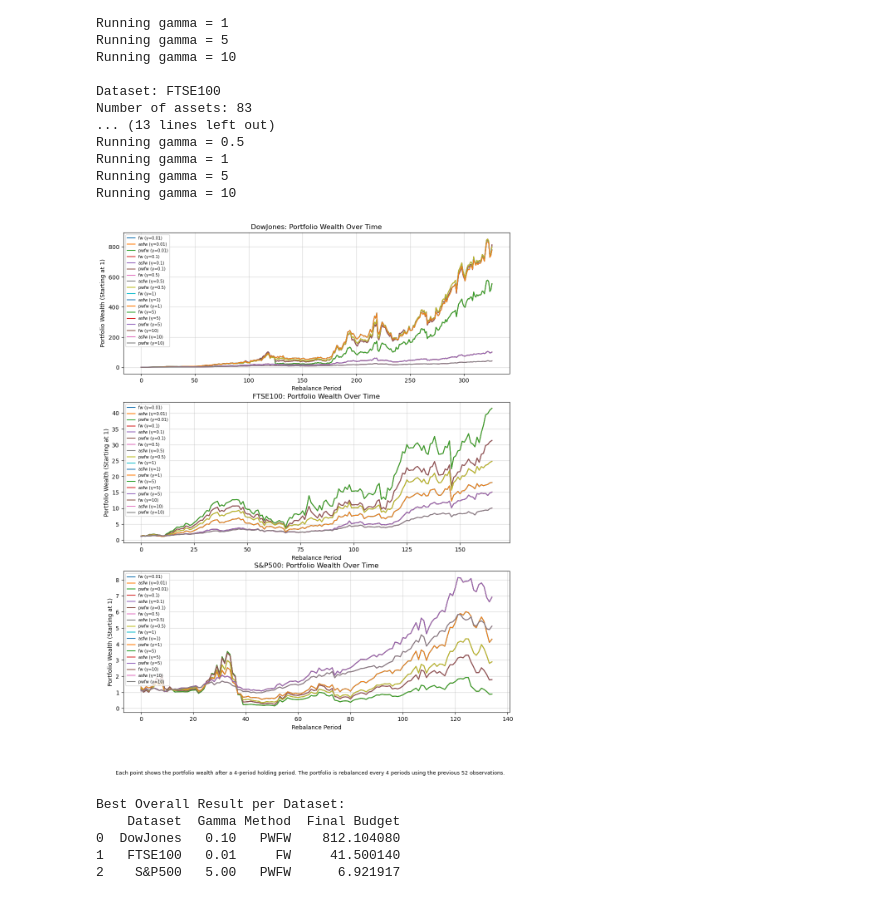
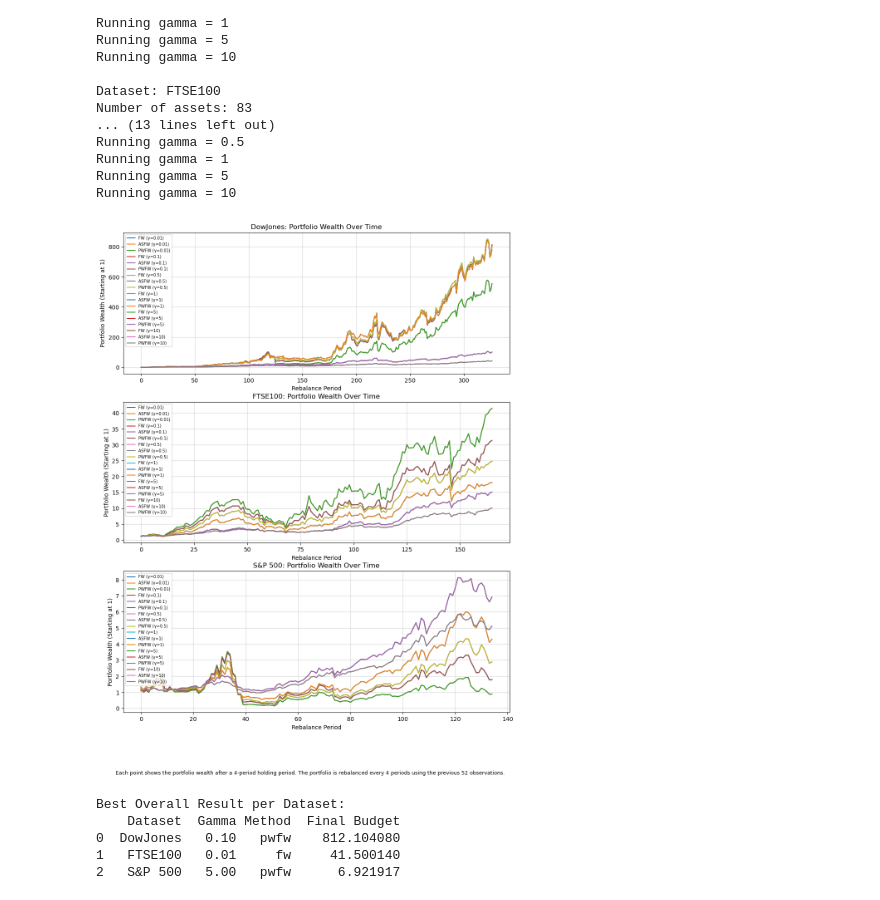
Before and after one commit to therealgardens/Optimization_for_Data_Science-Portfolio_optimization_using_FW_method, a Jupyter notebook: Main_file.ipynb, the cells around one changed output. Saved outputs shown, nothing was run; the diff lists cells and outputs as text; code cells hidden in the pictures.

```diff
--- a/Main_file.ipynb
+++ b/Main_file.ipynb
@@ -310,11 +397,11 @@ for idx, (name, results) in enumerate(all_results.items()):
 
     for i, (variant, result) in enumerate(results.items()):
 
-        history = result["history"]
+        history = result["hist"]
 
         ax.semilogy(
-            history["Iteration"],
-            history["Duality Gap"],
+            history["iter"],
+            history["gap"],
             label=f"{variant} ({result['time']:.3f}s)",
             linewidth=2,
             color=colours[i],
@@ -418,18 +505,13 @@ DowJones FW-Diminishing              4 0.013991         447        -0.004183 8.8
 # %% [markdown]
 ## FW-LMO vs PGD-PROJECTION
 # %%
-import time
-
 operation_times = []
-
 for name, path in dataset_paths.items():
-
     data = pd.read_excel(
         path,
         sheet_name="Assets_Returns",
         header=None
     )
-
     r_bar = data.mean().values
     Sigma = data.cov().values
 
@@ -440,18 +522,16 @@ for name, path in dataset_paths.items():
     )
 
     x = np.ones(model.n) / model.n
-    grad = model.gradient(x)
+    grad = model.grad(x)
     y = x - 0.1 * grad
     repetitions = 10000
 
-    # LMO
     start = time.time()
     for _ in range(repetitions):
         s_idx = np.argmin(grad)
     lmo_time = (time.time() - start) / repetitions
 
 
-    # Projection
     start = time.time()
     for _ in range(repetitions):
         projected = model.project_simplex(y)
@@ -491,11 +571,11 @@ for name, path in dataset_paths.items():
     model = PortfolioOptimisation_Whole_Dataset(Sigma=Sigma, r_bar=r_bar, gamma=1
     )
 
-    x, history, runtime = model.projected_gradient(max_iter=10000, tol=1e-6)
+    x, history, runtime = model.projected_grad(max_iter=10000, tol=1e-6)
 
     pgd_results[name] = {
         "x": x,
-        "history": history,
+        "hist": history,
         "time": runtime
     }
 
@@ -505,9 +585,9 @@ for name, path in dataset_paths.items():
         "Num Assets (n)": data.shape[1],
         "Time Periods (T)": data.shape[0],
         "Iterations": len(history),
-        "Final Objective": history["Objective"].iloc[-1],
-        "Final Duality Gap": history["Duality Gap"].iloc[-1],
-        "Active Size (final)": history["Active Set Size"].iloc[-1],
+        "Final Objective": history["obj"].iloc[-1],
+        "Final Duality Gap": history["gap"].iloc[-1],
+        "Active Size (final)": history["active"].iloc[-1],
         "Time (s)": runtime
     })
 
@@ -534,7 +614,7 @@ DowJones       PGD              28              1363         102        -0.00418
 ## Risk Parameter Analysis
 # %%
 gammas = [0.01, 0.1, 0.5, 1, 5, 10]
-methods = ("FW", "ASFW", "PWFW")
+methods = ("fw", "asfw", "pwfw")
 initial_budget = 1
 all_results = {}
 for name, path in dataset_paths.items():
@@ -557,14 +637,14 @@ for name, path in dataset_paths.items():
 
         model = PortfolioOptimisation_rolling(
             data=data,
-            window_size=52,
+            wind_size=52,
             gamma=gamma
         )
 
         results = model.rolling_backtest(
             max_iter=10000,
             tol=1e-6,
-            forecast_horizon=4,
+            f_horizon=4,
             methods=methods
         )
 
@@ -597,36 +677,36 @@ for ax, (dataset_name, dataset_results) in zip(axes, all_results.items()):
         for method in methods:
             method_df = df[
                 df["method"] == method
             ].copy()
             method_df = method_df[
-                method_df["forecast_horizon"] == 4
+                method_df["f_horizon"] == 4
             ]
             method_df = method_df.sort_values(
                 "rebalance_period"
             )
             ax.plot(
                 method_df["rebalance_period"],
                 method_df["budget"],
-                label=f"{method.lower()} (γ={gamma})"
+                label=f"{method.upper()} (γ={gamma})"
             )
     ax.set_title(f"{dataset_name}: Portfolio Wealth Over Time")
     ax.set_xlabel("Rebalance Period")
     ax.set_ylabel("Portfolio Wealth (Starting at 1)")
     ax.grid(True, alpha=0.5)
     ax.legend(fontsize=7, loc="upper left")
 
 fig.text(
     0.5,
     0.01,
     "Each point shows the portfolio wealth after a 4-period holding period. "
     "The portfolio is rebalanced every 4 periods using the previous 52 observations.",
     ha="center",
     fontsize=9
 )
 
 plt.show()
 # %% [output]
-[figure, old version]
+[figure, new version]
 # %%
 
 summary = []
@@ -636,7 +716,7 @@ for dataset, results in all_results.items():
         for method in methods:
             method_df = df[
                 (df["method"] == method) &
-                (df["forecast_horizon"] == 4)
+                (df["f_horizon"] == 4)
             ].sort_values("rebalance_period")
             if method_df.empty:
                 continue
@@ -663,9 +743,9 @@ print(best_overall)
 # %% [output]
 Best Overall Result per Dataset:
     Dataset  Gamma Method  Final Budget
-0  DowJones   0.10   PWFW    812.104080
-1   FTSE100   0.01     FW     41.500140
-2    S&P500   5.00   PWFW      6.921917
+0  DowJones   0.10   pwfw    812.104080
+1   FTSE100   0.01     fw     41.500140
+2   S&P 500   5.00   pwfw      6.921917
 # %%
 selected_gammas = {
     'DowJones': 0.10,
```
Also changed, not shown: parts of 23 cells of this notebook, 1 other file.
